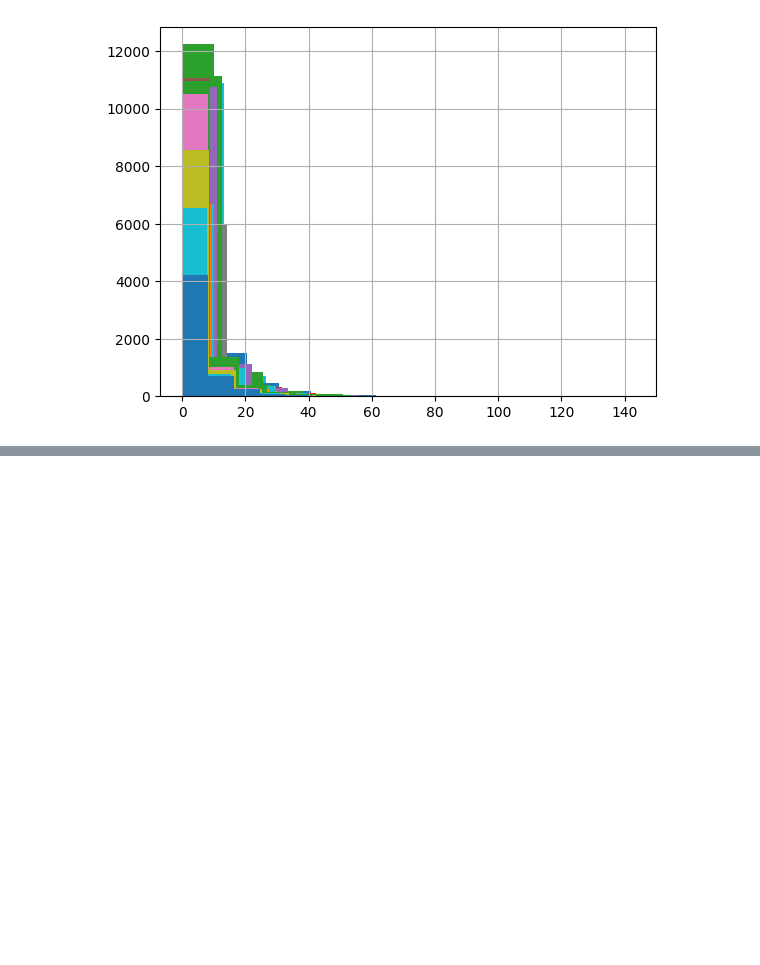
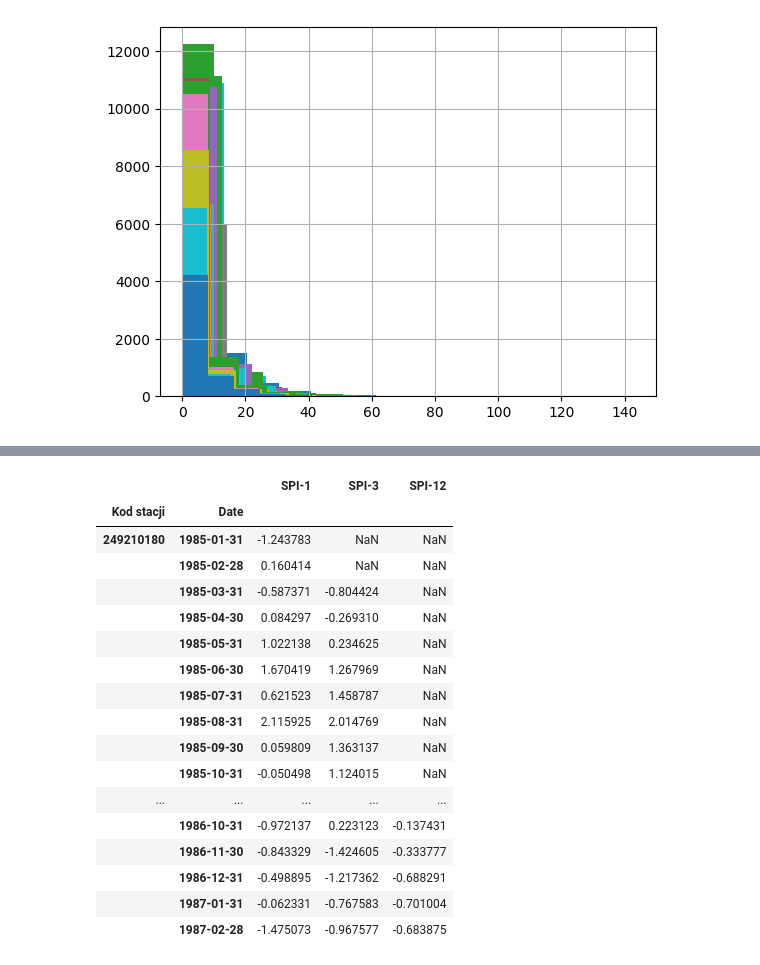
Before and after one commit to barti2115/standardised_precipitation_index, a Jupyter notebook: eda.ipynb, the cells around one changed output, grey strips where cells are left out. Saved outputs shown, nothing was run; the diff lists cells and outputs as text; code cells hidden in the pictures; blank space fills up the shorter version.

```diff
--- a/eda.ipynb
+++ b/eda.ipynb
@@ -332,0 +395,15 @@ Station with the maximum maximum value: LIPNICA DOLNA with a maximum of 142.7
+# %%
+# Convert the 'Date' column to datetime if it's not already
+df['Date'] = pd.to_datetime(df['Date'])
+
+# Filter the DataFrame to include only the rows with 'Date' from 1985 to 2015 inclusive
+filtered_df = df[(df['Date'].dt.year >= 1985) & (df['Date'].dt.year <= 2015)]
+
+# Now group by 'Nazwa Stacji' and filter out those stations that have data for each year in the range
+stations_with_full_coverage = filtered_df.groupby('Nazwa Stacji').filter(lambda x: x['Date'].dt.year.nunique() == (2015-1985+1))
+
+# Get the unique list of stations that have full coverage from 1985 to 2015
+stations = stations_with_full_coverage['Nazwa Stacji'].unique()
+
+# Print the list of stations
+print(stations)
@@ -332,0 +414,2 @@ Station with the maximum maximum value: LIPNICA DOLNA with a maximum of 142.7
+# %%
+df = stations_with_full_coverage.copy()
@@ -332,0 +473,21 @@ Station with the maximum maximum value: LIPNICA DOLNA with a maximum of 142.7
+# %%
+spi_adjusted_data_v4.head(500)
+# %% [output]
+|  |  | SPI-1 | SPI-3 | SPI-12 |
+| Kod stacji | Date |  |  |  |
+| 249210180 | 1985-01-31 | -1.243783 | NaN | NaN |
+|  | 1985-02-28 | 0.160414 | NaN | NaN |
+|  | 1985-03-31 | -0.587371 | -0.804424 | NaN |
+|  | 1985-04-30 | 0.084297 | -0.269310 | NaN |
+|  | 1985-05-31 | 1.022138 | 0.234625 | NaN |
+|  | 1985-06-30 | 1.670419 | 1.267969 | NaN |
+|  | 1985-07-31 | 0.621523 | 1.458787 | NaN |
+|  | 1985-08-31 | 2.115925 | 2.014769 | NaN |
+|  | 1985-09-30 | 0.059809 | 1.363137 | NaN |
+|  | 1985-10-31 | -0.050498 | 1.124015 | NaN |
+| ... | ... | ... | ... | ... |
+|  | 1986-10-31 | -0.972137 | 0.223123 | -0.137431 |
+|  | 1986-11-30 | -0.843329 | -1.424605 | -0.333777 |
+|  | 1986-12-31 | -0.498895 | -1.217362 | -0.688291 |
+|  | 1987-01-31 | -0.062331 | -0.767583 | -0.701004 |
+|  | 1987-02-28 | -1.475073 | -0.967577 | -0.683875 |
```
Also changed, not shown: parts of 9 cells of this notebook, 1 other file.
